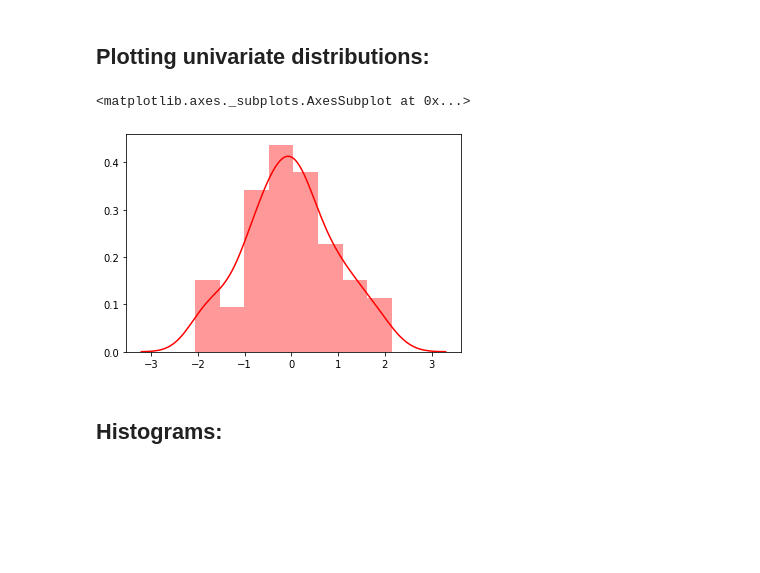
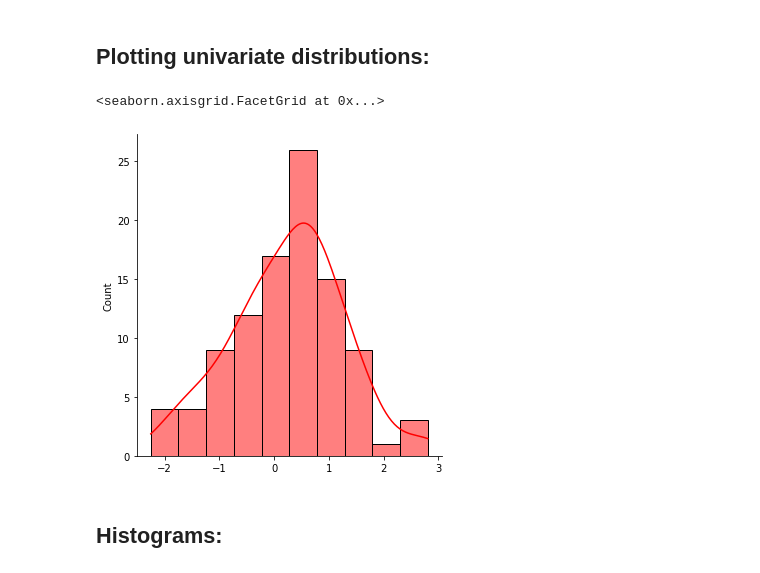
Before and after one commit to Julio-Cesar-R/Machine_Learning, a Jupyter notebook: Capitulo2-Data_Analisis/2.14-Seaborn-Datos Numéricos.ipynb, the cells around one changed output. Cells and saved outputs as stored; diff of their text form; code cells hidden in the pictures; blank space fills up the shorter version.

```diff
--- a/Capitulo2-Data_Analisis/2.14-Seaborn-Datos Numéricos.ipynb
+++ b/Capitulo2-Data_Analisis/2.14-Seaborn-Datos Numéricos.ipynb
@@ -9,12 +10,13 @@ import matplotlib.pyplot as plt
 # %% [markdown]
 ## Plotting univariate distributions:
 # %%
+#Grafico de una variable continua
 # displot function
-x = np.random.normal(size=100)
-sns.distplot(x, color='red')
+x = np.random.normal(size=100) #distribucion normal de random
+sns.displot(x, kde=True, color='red')#kde sirve para mostrar la linea de aproximacion
 # %% [output]
-<matplotlib.axes._subplots.AxesSubplot at 0x...>
+<seaborn.axisgrid.FacetGrid at 0x...>
-[figure, old version]
+[figure, new version]
 # %% [markdown]
 ## Histograms:
 # %% [markdown]
```
Also changed, not shown: parts of 19 cells of this notebook, 2 other files.
